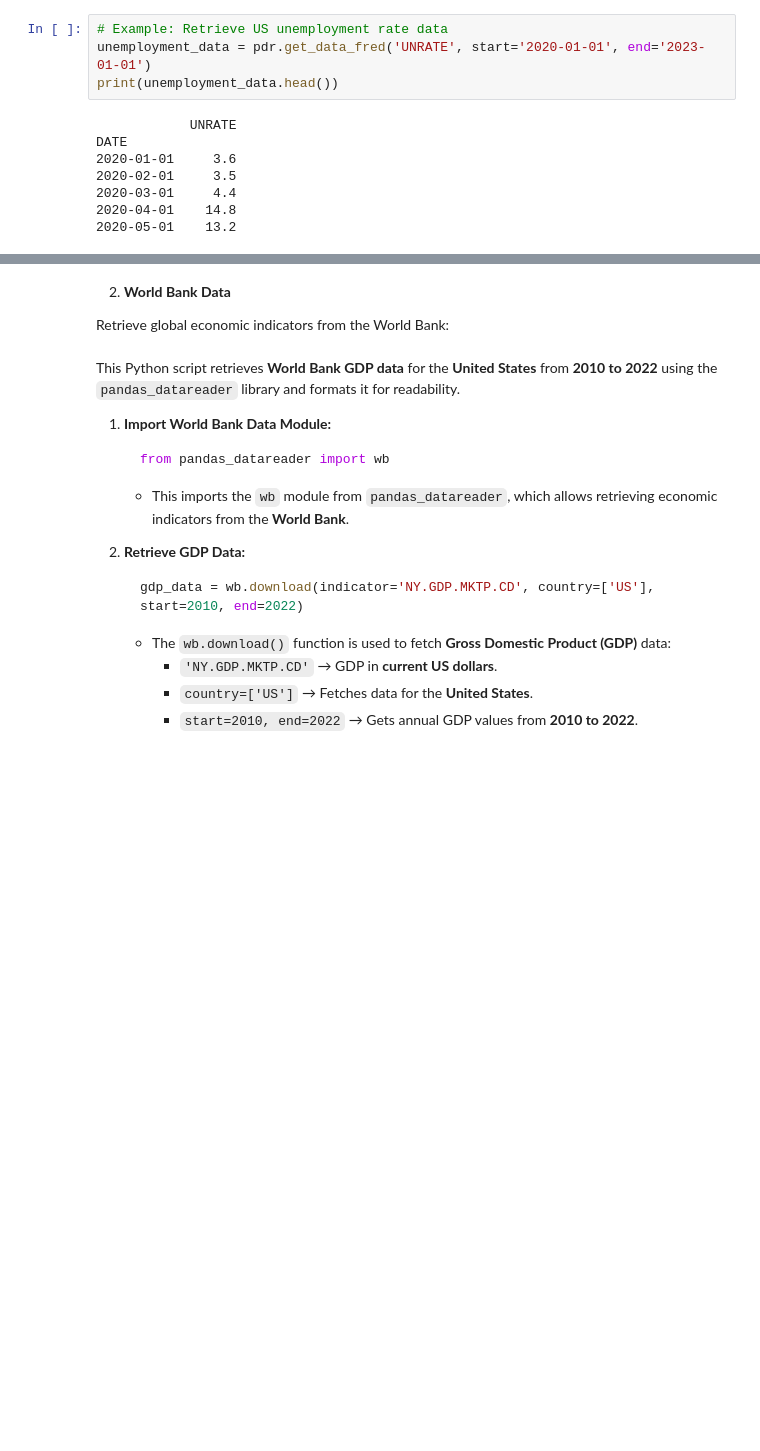
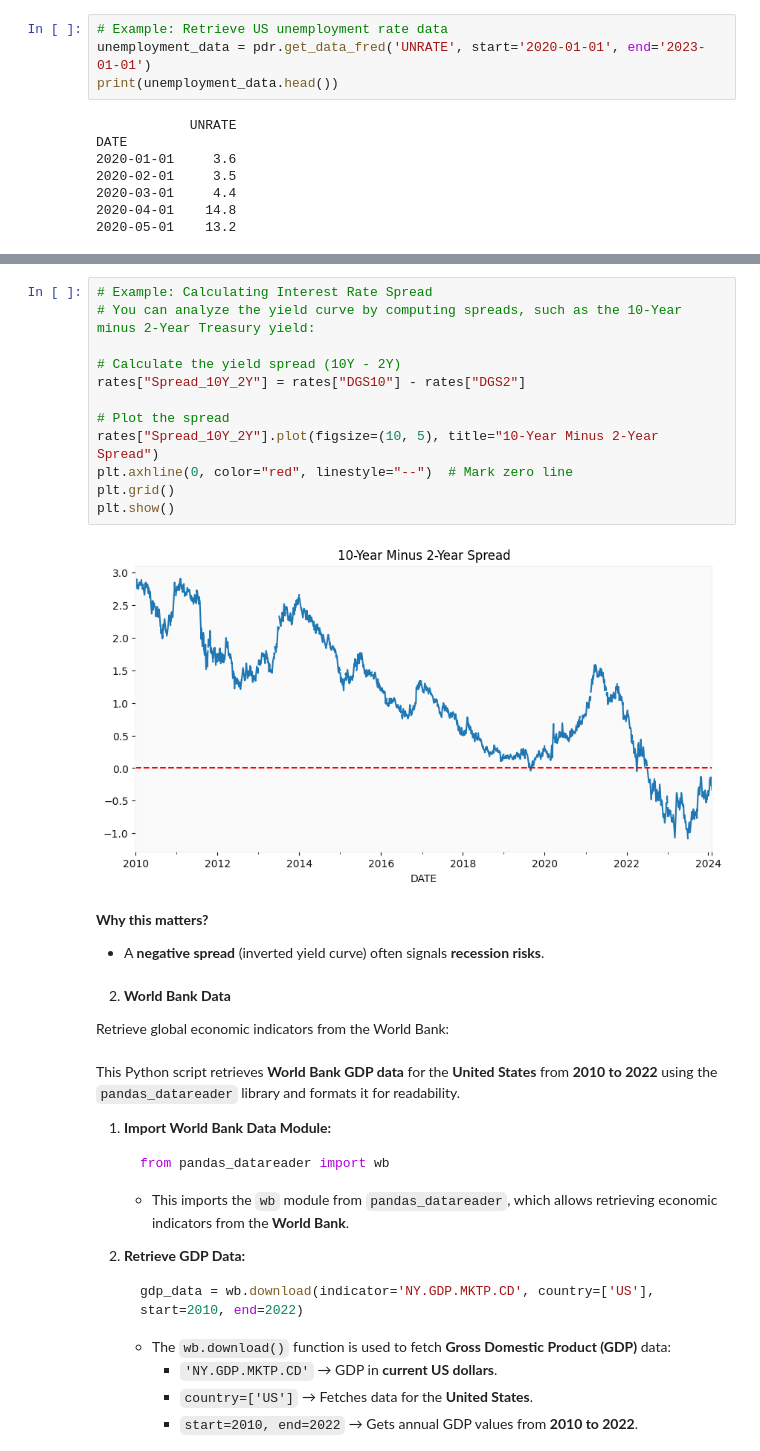
Before and after one commit to polyhedron-gdl/ml-for-finance-intro, a Jupyter notebook: 2025/01-notebooks/nb-lesson-1-3.ipynb, the cells around one changed output, grey strips where cells are left out. Cells and saved outputs as stored; diff of their text form; blank space fills up the shorter version.

```diff
--- a/2025/01-notebooks/nb-lesson-1-3.ipynb
+++ b/2025/01-notebooks/nb-lesson-1-3.ipynb
@@ -77,3 +151,21 @@ DATE
+# %%
+# Example: Calculating Interest Rate Spread
+# You can analyze the yield curve by computing spreads, such as the 10-Year minus 2-Year Treasury yield:
+
+# Calculate the yield spread (10Y - 2Y)
+rates["Spread_10Y_2Y"] = rates["DGS10"] - rates["DGS2"]
+
+# Plot the spread
+rates["Spread_10Y_2Y"].plot(figsize=(10, 5), title="10-Year Minus 2-Year Spread")
+plt.axhline(0, color="red", linestyle="--")  # Mark zero line
+plt.grid()
+plt.show()
+# %% [output]
+[figure, added]
+# %% [markdown]
+**Why this matters?**
+
+- A **negative spread** (inverted yield curve) often signals **recession risks**.
 # %% [markdown]
 2. **World Bank Data**
 
```
Also changed, not shown: parts of 12 cells of this notebook.
